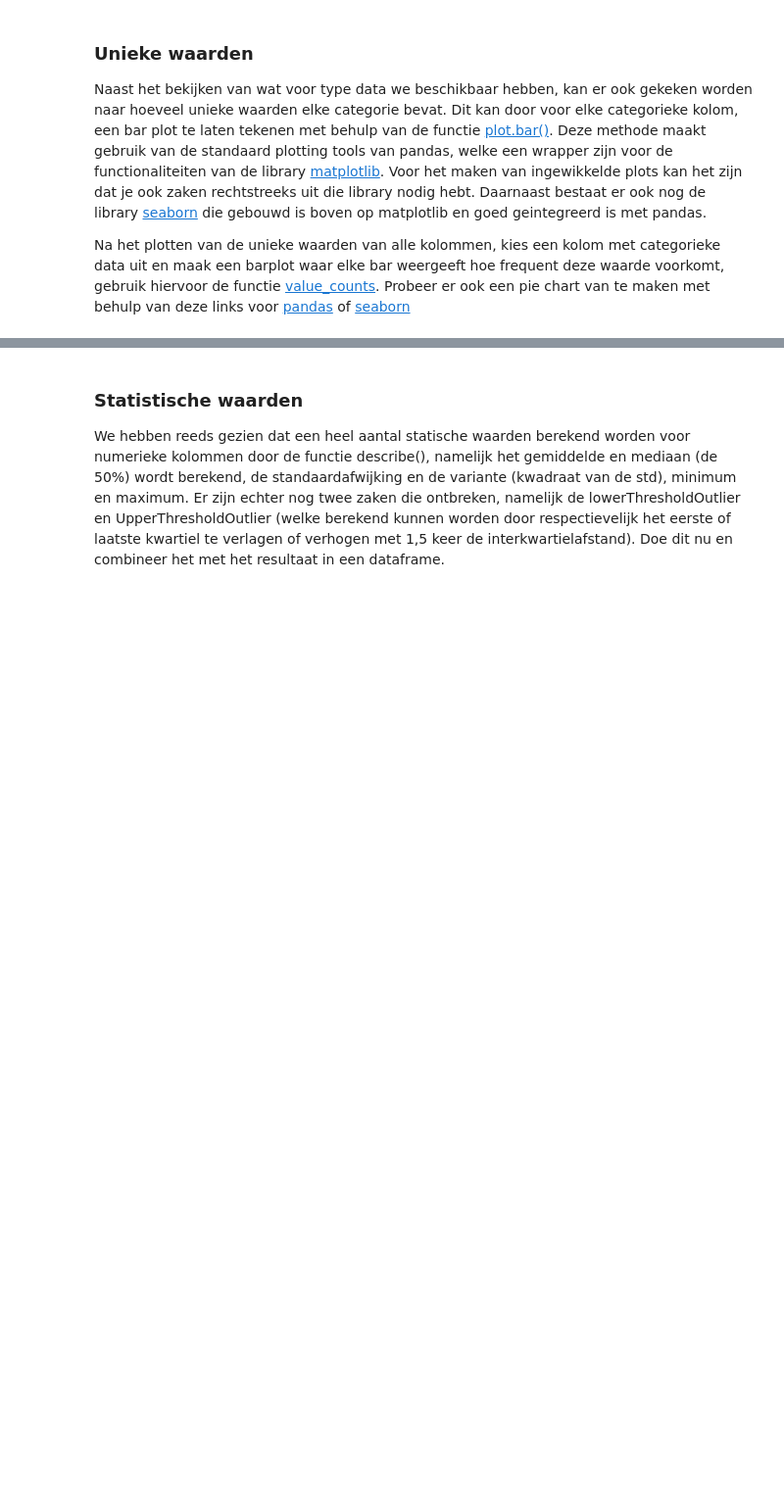
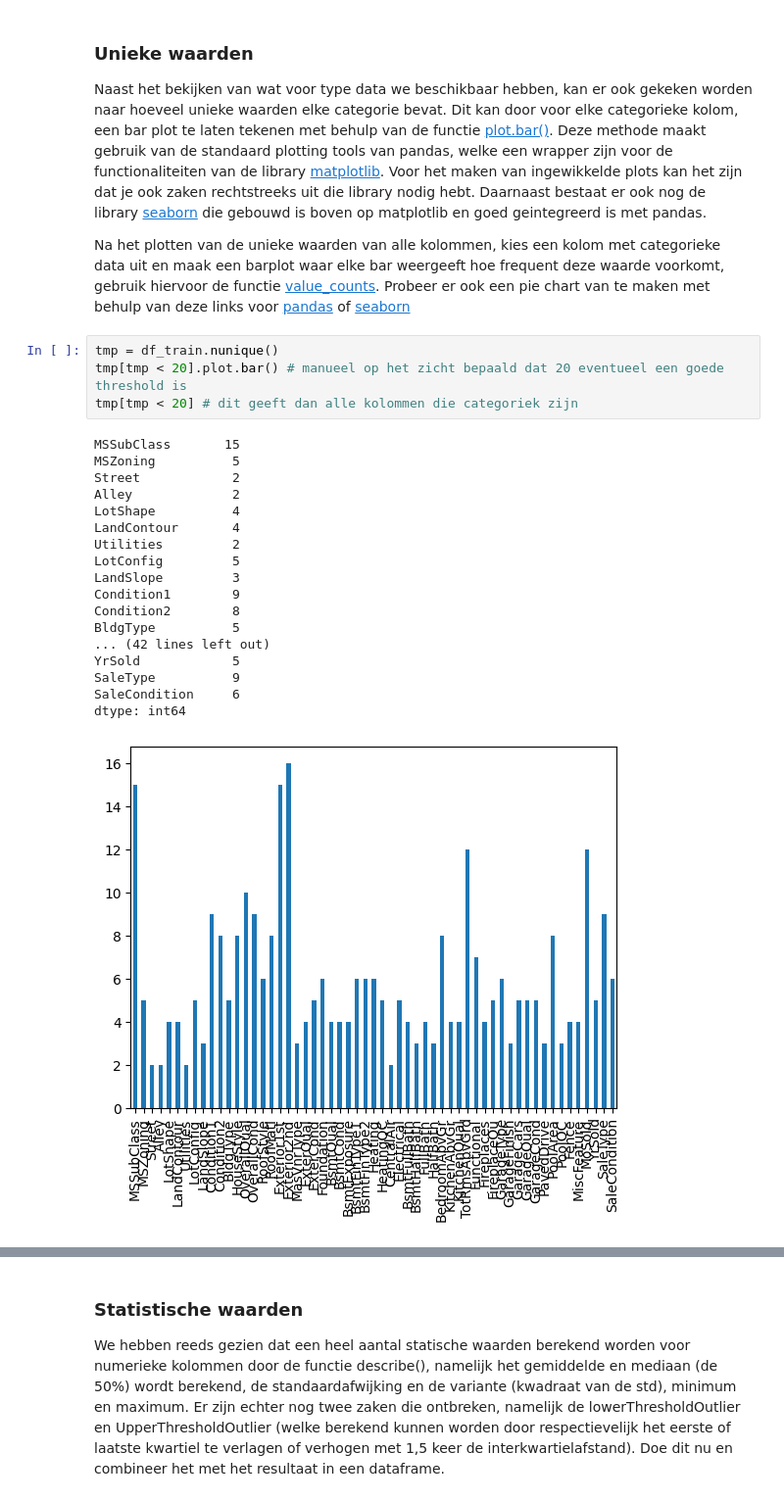
Before and after one commit to OdiseeDataScience2526/Leerstof-groep456, a Jupyter notebook: Les_03/03_DataExploration.ipynb, the cells around one changed output, grey strips where cells are left out. Shown at 98% size. Drawn from its saved outputs; the diff is of its cells as text; blank space fills up the shorter version.

```diff
--- a/Les_03/03_DataExploration.ipynb
+++ b/Les_03/03_DataExploration.ipynb
@@ -57,3 +132,26 @@ Daarnaast bestaat er ook nog de library [seaborn](https://seaborn.pydata.org/ind
 
 Na het plotten van de unieke waarden van alle kolommen, kies een kolom met categorieke data uit en maak een barplot waar elke bar weergeeft hoe frequent deze waarde voorkomt, gebruik hiervoor de functie [value_counts](https://pandas.pydata.org/pandas-docs/stable/reference/api/pandas.DataFrame.value_counts.html).
 Probeer er ook een pie chart van te maken met behulp van deze links voor [pandas](https://pandas.pydata.org/docs/reference/api/pandas.DataFrame.plot.pie.html) of [seaborn]()
+# %%
+tmp = df_train.nunique()
+tmp[tmp < 20].plot.bar() # manueel op het zicht bepaald dat 20 eventueel een goede threshold is
+tmp[tmp < 20] # dit geeft dan alle kolommen die categoriek zijn
+# %% [output]
+MSSubClass       15
+MSZoning          5
+Street            2
+Alley             2
+LotShape          4
+LandContour       4
+Utilities         2
+LotConfig         5
+LandSlope         3
+Condition1        9
+Condition2        8
+BldgType          5
+... (42 lines left out)
+YrSold            5
+SaleType          9
+SaleCondition     6
+dtype: int64
+[figure, added]
```
Also changed, not shown: parts of 22 cells of this notebook, 3 other files.
